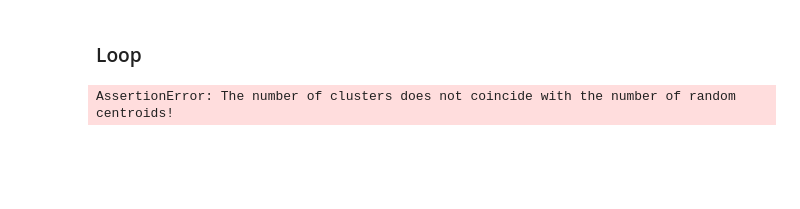
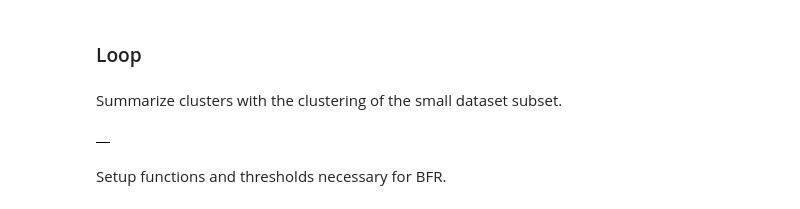
Before and after one commit to pedrocarush/MDLE-Assignment2, a Jupyter notebook: exercise1.ipynb, the cells around one changed output. Drawn from its saved outputs; the diff is of its cells as text; code cells hidden in the pictures; blank space fills up the shorter version.

```diff
--- a/exercise1.ipynb
+++ b/exercise1.ipynb
@@ -81,7 +81,7 @@ column_categories = list(zip(*features_df.take(3)))
 columns = features_df.columns
 # TODO: DoubleType instead of FloatType?
 features_df = features_df.select(F.col(columns[0]).alias('track_id'),
-    *(F.col(column).cast(FloatType()).alias("-".join(map(str, categories)))
+    *(F.col(column).cast(DoubleType()).alias("-".join(map(str, categories)))
     for column, categories in zip(columns[1:], column_categories[1:]))
 )
 
@@ -221,33 +219,42 @@ len(k_centroids)
 ### Loop
 # %%
 import dataclasses
-import numpy.typing as npt
 
 @dataclasses.dataclass(init=False)
 class SummarizedCluster:
     n:      int
-    sum_:   npt.NDArray[np.float32]
-    sumsq_: npt.NDArray[np.float32]
+    sum_:   npt.NDArray[np.float64]
+    sumsq_: npt.NDArray[np.float64]
     id_:    Union[int, None]
+    tracks: Set[int]
 
     def __init__(self, dimensions: int, id_: int=None):
         self.n = 0
-        self.sum_ = np.zeros((dimensions,), dtype=np.float32)
-        self.sumsq = np.zeros((dimensions,), dtype=np.float32)
+        self.sum_ = np.zeros((dimensions,), dtype=np.float64)
+        self.sumsq_ = np.zeros((dimensions,), dtype=np.float64)
         self.id_ = id_
+        self.tracks = set()
 
-    def summarize(self, point: npt.NDArray[np.float32], track_id: int):
+    def summarize(self, point: npt.NDArray[np.float64], track_id: int):
         self.n += 1
         self.sum_ += point
-        self.sumsq_ += np.pow(point, 2)
+        self.sumsq_ += point**2
+        self.tracks.add(track_id)
 
-    def centroid(self) -> npt.NDArray[np.float32]:
+    def summarize_points(self, points: npt.NDArray[np.float64], track_ids: Set[int]):
+        self.n += points.shape[0]
+        self.sum_ += np.sum(points, axis=0)
+        self.sumsq_ += np.sum(points**2, axis=0)
+        self.tracks |= track_ids
+        self.test = points
+
+    def centroid(self) -> npt.NDArray[np.float64]:
         return self.sum_ / self.n
 
-    def variance(self) -> npt.NDArray[np.float32]:
-        return (self.sumsq_ / self.n) - np.pow(self.sum_ / self.n, 2)
+    def variance(self) -> npt.NDArray[np.float64]:
+        return (self.sumsq_ / self.n) - (self.sum_ / self.n)**2
 
-    def standard_deviation(self) -> npt.NDArray[np.float32]:
+    def standard_deviation(self) -> npt.NDArray[np.float64]:
         return np.sqrt(self.variance())
 
     def __add__(self, other) -> 'SummarizedCluster':
@@ -257,4 +264,5 @@ class SummarizedCluster:
         res.n = self.n + other.n
         res.sum_ = self.sum_ + other.sum_
         res.sumsq_ = self.sumsq_ + other.sumsq_
+        res.tracks = self.tracks | other.tracks
         return res
@@ -261,24 +273,40 @@ class SummarizedCluster:
+# %% [markdown]
+Summarize clusters with the clustering of the small dataset subset.
+# %%
+def summarize_cluster_df(cluster_df: pd.DataFrame) -> None:
+    cluster_id = cluster_df["cluster"].values[0]
+    cluster_features_mtx = cluster_df.drop(columns=["cluster", "track_id"]).to_numpy()
+
+    track_ids = set(cluster_df["track_id"].values)
+
+    discard_set = discard_sets[cluster_id]
+    discard_set.summarize_points(cluster_features_mtx, track_ids)
+
+small_features_pd.groupby("cluster").apply(summarize_cluster_df)
+# %% [output]
+|  |
+# %% [markdown]
+Setup functions and thresholds necessary for BFR.
 # %%
-discard_sets: List[SummarizedCluster] = [SummarizedCluster(dimensions, id_) for id_ in range(n_clusters)]
-compression_sets: List[SummarizedCluster] = []
-retained_set: List[npt.NDArray[np.float32]] = []
-
 # Threshold in terms of standard deviations away from centroid, in each dimension
 cluster_distance_threshold_standard_deviations = 1
 cluster_distance_threshold = ((cluster_distance_threshold_standard_deviations**2) * dimensions) ** 0.5
 
+# TODO: choose threshold and justify decision
+compression_set_merge_variance_threshold = float('-inf')
+
+dbscan_eps = 0.5    # TODO: parameter?
+
 assert len(k_centroids) == n_clusters, "The number of clusters does not coincide with the number of random centroids!"
 
-for centroid, discard_set in zip(k_centroids, discard_sets):
-    discard_set.summarize(np.array(centroid))
+# def mahalanobis_distance_np(x: npt.NDArray[np.float32], s: SummarizedCluster) -> float:
+#     return np.sqrt(np.sum(((x - s.centroid()) / s.standard_deviation())**2))
 
-def mahalanobis_distance(x: npt.NDArray[np.float32], s: SummarizedCluster) -> float:
-    return np.sqrt(np.sum(np.pow((x - s.centroid()) / s.standard_deviation(), 2)))
+def mahalanobis_distance_pd(x: pd.DataFrame, s: SummarizedCluster) -> pd.Series:
+    return (((x - s.centroid()) / s.standard_deviation())**2).sum(axis=1) ** 0.5
 
-@F.udf(returnType=FloatType())
-def mahalanobis_distance_column(*features: float):
-    x = np.array(features)
-    closest_cluster_distance, closest_cluster = min((mahalanobis_distance(x, d), d.id_) for d in discard_sets)
-    return closest_cluster if closest_cluster_distance < cluster_distance_threshold else None
+# @F.udf(returnType=FloatType())
+# def closest_mahalanobis_distance_cluster(*features: float):
+#     x = np.array(features)
+#     closest_cluster_distance, closest_cluster = min((mahalanobis_distance_np(x, d), d.id_) for d in discard_sets)
+#     return closest_cluster if closest_cluster_distance < cluster_distance_threshold else None
-# %% [output]
-AssertionError: The number of clusters does not coincide with the number of random centroids!
```
Also changed, not shown: parts of 28 cells of this notebook.
